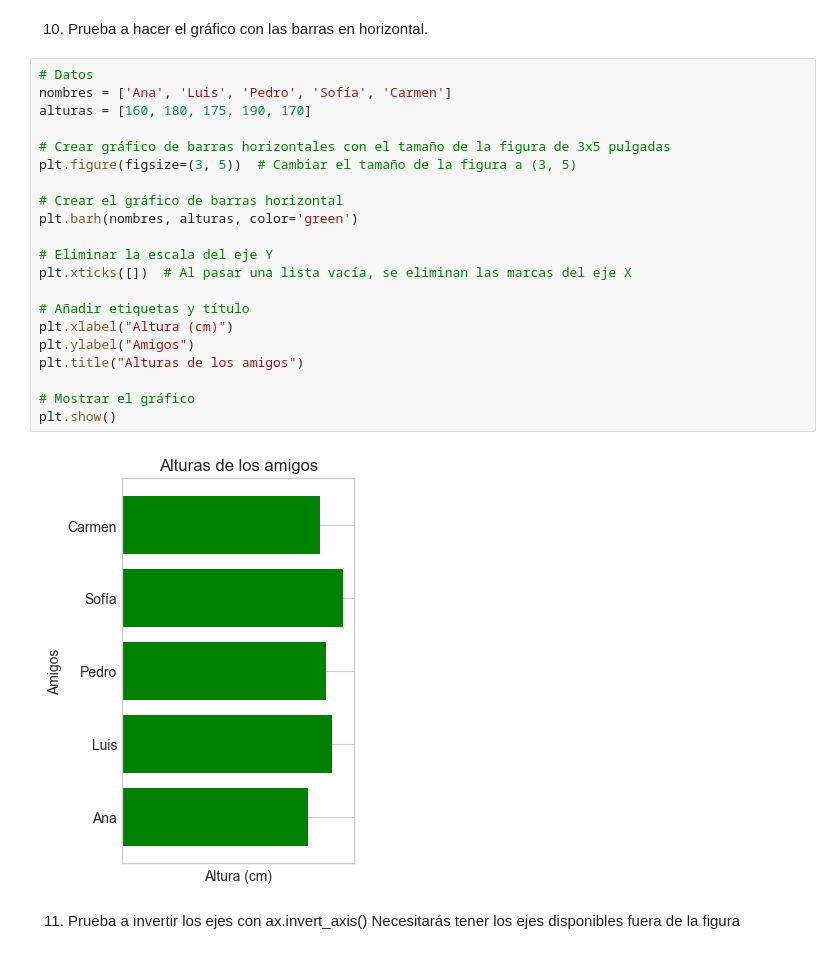
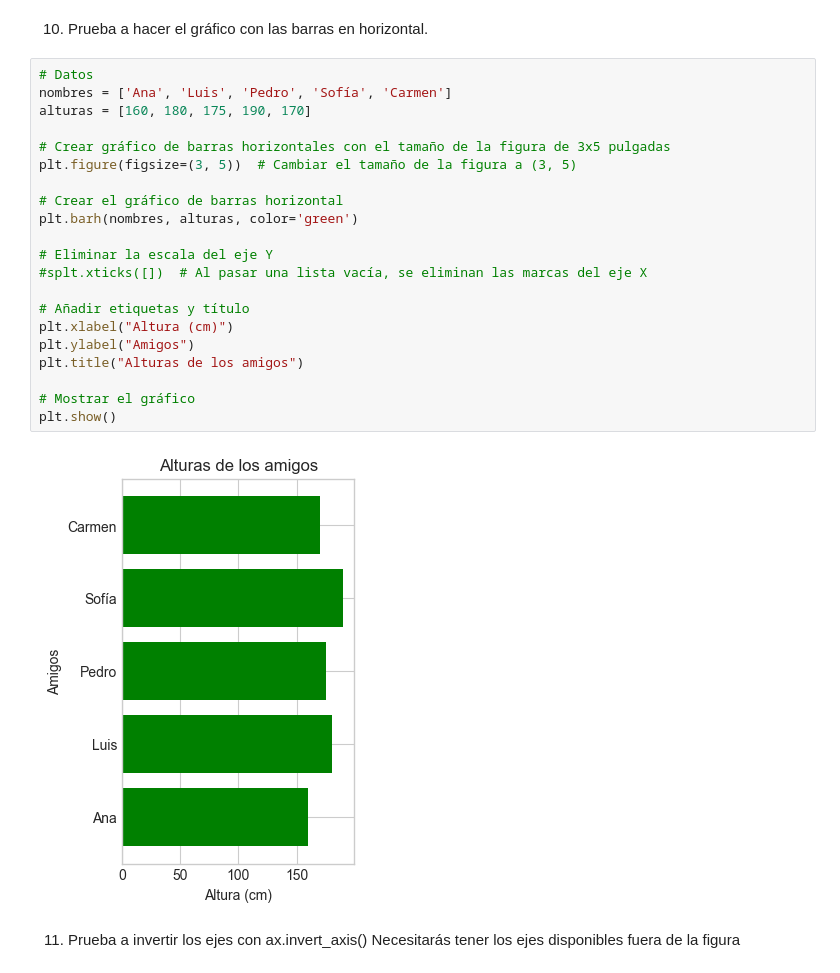
Before and after one commit to NaiSaratxaga/2503_dsft_thebridge_naiara, a Jupyter notebook: 2-Data_Analysis/6-Visualización/1-Matplotlib/ejercicios/ejercicios_Matplotlib.ipynb, the cells around one changed output. Drawn from its saved outputs; the diff is of its cells as text.

```diff
--- a/2-Data_Analysis/6-Visualización/1-Matplotlib/ejercicios/ejercicios_Matplotlib.ipynb
+++ b/2-Data_Analysis/6-Visualización/1-Matplotlib/ejercicios/ejercicios_Matplotlib.ipynb
@@ -281,26 +284,26 @@ plt.show()
 # %%
 # Datos
 nombres = ['Ana', 'Luis', 'Pedro', 'Sofía', 'Carmen']
 alturas = [160, 180, 175, 190, 170]
 
 # Crear gráfico de barras horizontales con el tamaño de la figura de 3x5 pulgadas
 plt.figure(figsize=(3, 5))  # Cambiar el tamaño de la figura a (3, 5)
 
 # Crear el gráfico de barras horizontal
 plt.barh(nombres, alturas, color='green')
 
 # Eliminar la escala del eje Y
-plt.xticks([])  # Al pasar una lista vacía, se eliminan las marcas del eje X
+#splt.xticks([])  # Al pasar una lista vacía, se eliminan las marcas del eje X
 
 # Añadir etiquetas y título
 plt.xlabel("Altura (cm)")
 plt.ylabel("Amigos")
 plt.title("Alturas de los amigos")
 
 # Mostrar el gráfico
 plt.show()
 # %% [output]
-[figure, old version]
+[figure, new version]
 # %% [markdown]
 11. Prueba a invertir los ejes con ax.invert_axis()
 Necesitarás tener los ejes disponibles fuera de la figura
```
Also changed, not shown: parts of 14 cells of this notebook.
